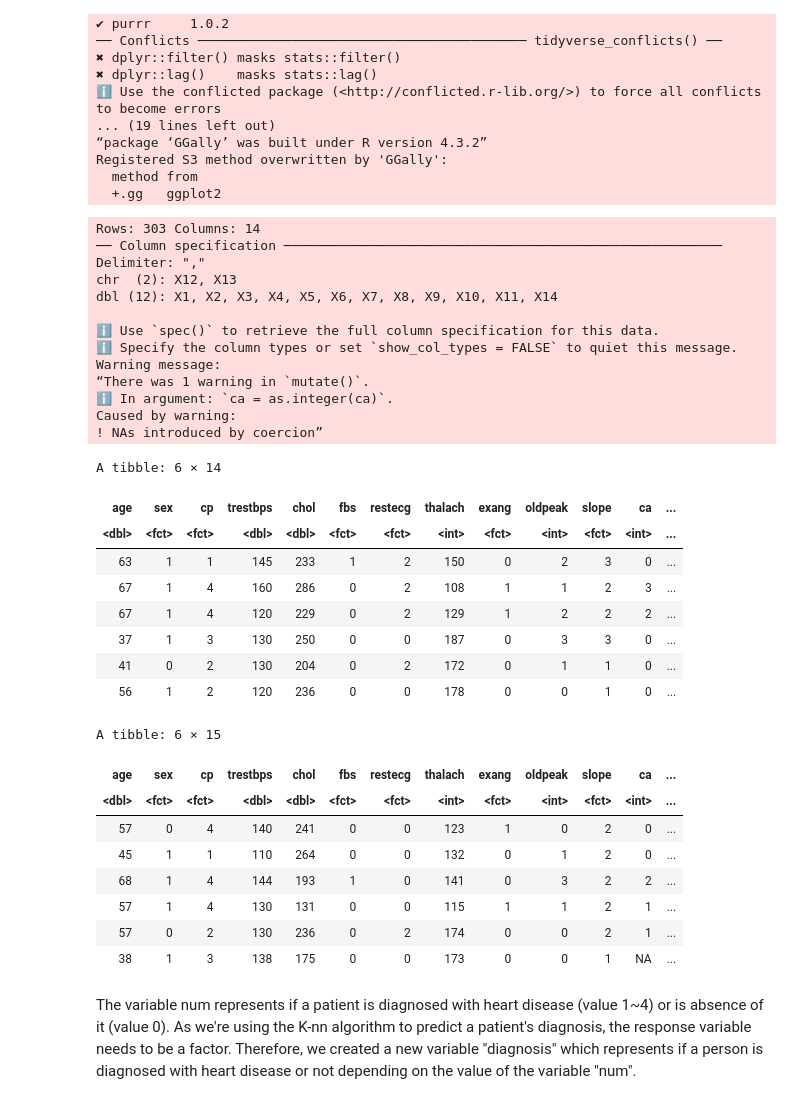
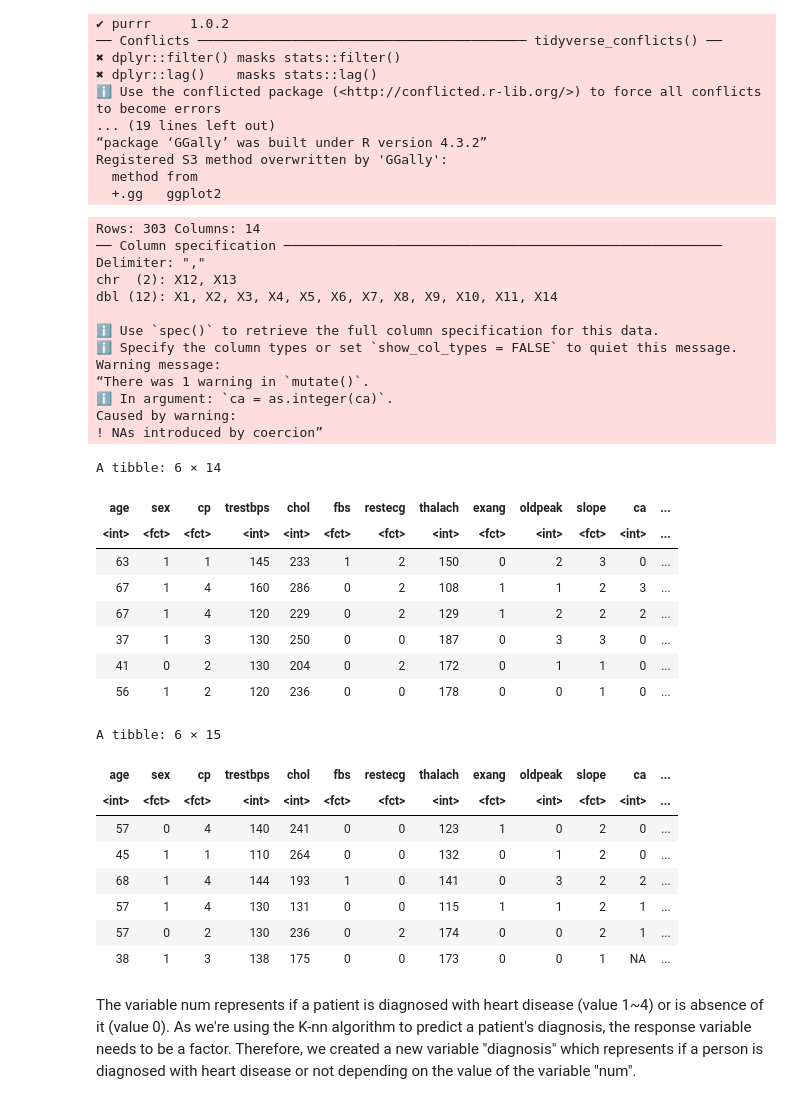
Before and after one commit to MarkusW12/heart_disease_project_proposal, a Jupyter notebook: Project Report.ipynb, the cells around one changed output. Drawn from its saved outputs; the diff is of its cells as text; code cells hidden in the pictures.

```diff
--- a/Project Report.ipynb
+++ b/Project Report.ipynb
@@ -89,33 +89,33 @@ Registered S3 method overwritten by 'GGally':
 # %%
 url <- "https://raw.githubusercontent.com/r0nYang/Storage-for-dataset/main/processed.cleveland.data"
 heart_disease <- read_csv(url, col_names = FALSE)
 colnames(heart_disease) = c("age", "sex", "cp", "trestbps", "chol", "fbs", "restecg", "thalach",
                             "exang", "oldpeak", "slope", "ca", "thal", "num")
 
 heart_disease_converted <- heart_disease |>
-                        mutate(age = as.double(age), sex = as_factor(sex), cp = as_factor(cp),
-                               trestbps = as.double(trestbps), chol = as.double(chol),
+                        mutate(age = as.integer(age), sex = as_factor(sex), cp = as_factor(cp),
+                               trestbps = as.integer(trestbps), chol = as.integer(chol),
                                fbs = as_factor(fbs), restecg = as_factor(restecg), thalach = as.integer(thalach),
                                exang = as_factor(exang), oldpeak = as.integer(oldpeak), slope = as_factor(slope),
                                ca = as.integer(ca), thal = as_factor(thal), num = as.integer(num))
 head(heart_disease_converted)
 # %% [output]
 Rows: 303 Columns: 14
 ── Column specification ────────────────────────────────────────────────────────
 Delimiter: ","
 chr  (2): X12, X13
 dbl (12): X1, X2, X3, X4, X5, X6, X7, X8, X9, X10, X11, X14
 
 ℹ Use `spec()` to retrieve the full column specification for this data.
 ℹ Specify the column types or set `show_col_types = FALSE` to quiet this message.
 Warning message:
 “There was 1 warning in `mutate()`.
 ℹ In argument: `ca = as.integer(ca)`.
 Caused by warning:
 ! NAs introduced by coercion”
 A tibble: 6 × 14
 | age | sex | cp | trestbps | chol | fbs | restecg | thalach | exang | oldpeak | slope | ca | ... |
-| <dbl> | <fct> | <fct> | <dbl> | <dbl> | <fct> | <fct> | <int> | <fct> | <int> | <fct> | <int> | ... |
+| <int> | <fct> | <fct> | <int> | <int> | <fct> | <fct> | <int> | <fct> | <int> | <fct> | <int> | ... |
 | 63 | 1 | 1 | 145 | 233 | 1 | 2 | 150 | 0 | 2 | 3 | 0 | ... |
 | 67 | 1 | 4 | 160 | 286 | 0 | 2 | 108 | 1 | 1 | 2 | 3 | ... |
 | 67 | 1 | 4 | 120 | 229 | 0 | 2 | 129 | 1 | 2 | 2 | 2 | ... |
@@ -130,7 +130,7 @@ tail(heart_disease_mutated)
 # %% [output]
 A tibble: 6 × 15
 | age | sex | cp | trestbps | chol | fbs | restecg | thalach | exang | oldpeak | slope | ca | ... |
-| <dbl> | <fct> | <fct> | <dbl> | <dbl> | <fct> | <fct> | <int> | <fct> | <int> | <fct> | <int> | ... |
+| <int> | <fct> | <fct> | <int> | <int> | <fct> | <fct> | <int> | <fct> | <int> | <fct> | <int> | ... |
 | 57 | 0 | 4 | 140 | 241 | 0 | 0 | 123 | 1 | 0 | 2 | 0 | ... |
 | 45 | 1 | 1 | 110 | 264 | 0 | 0 | 132 | 0 | 1 | 2 | 0 | ... |
 | 68 | 1 | 4 | 144 | 193 | 1 | 0 | 141 | 0 | 3 | 2 | 2 | ... |
```
Also changed, not shown: parts of 20 cells of this notebook.
